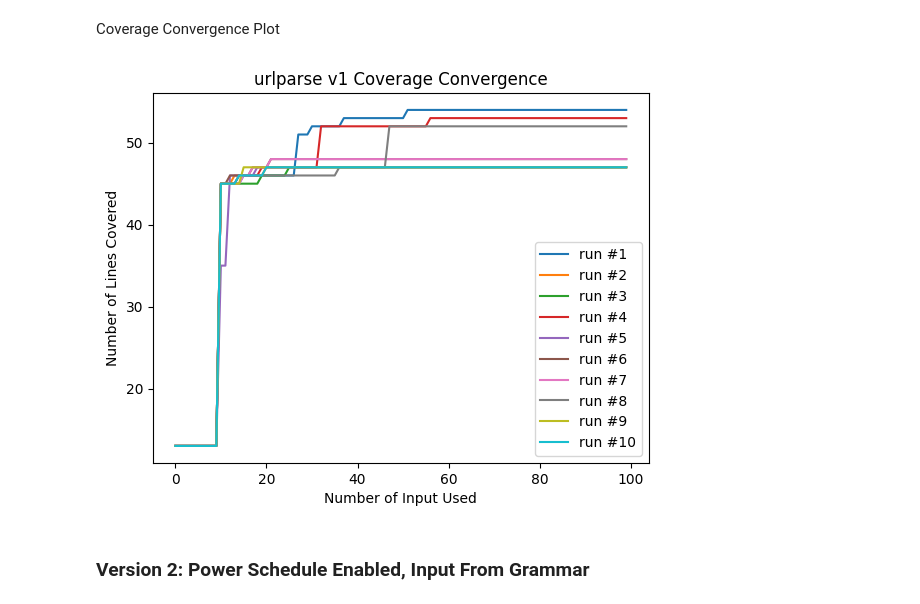
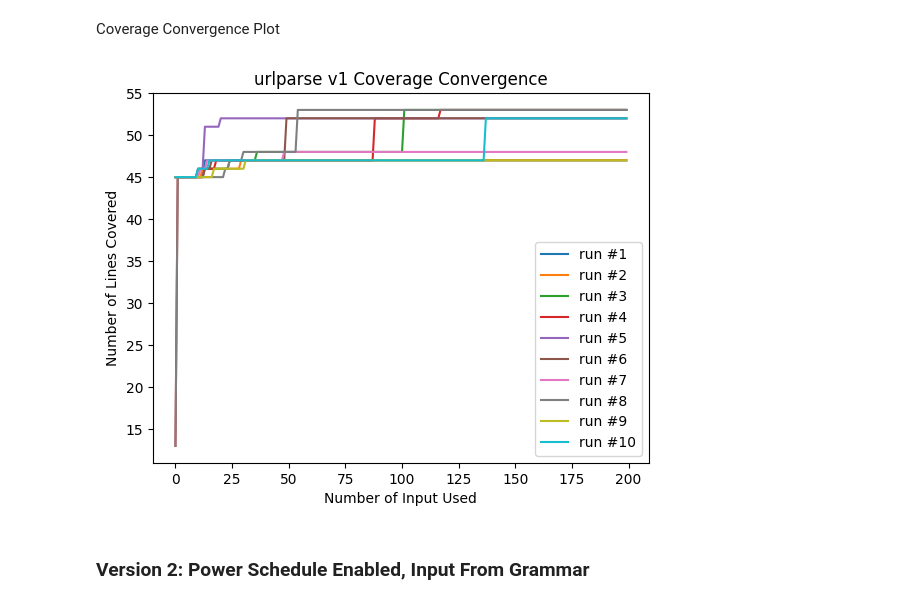
Before and after one commit to seifashraf1/HIV_2024_TP2, a Jupyter notebook: getting_started.ipynb, the cells around one changed output. Saved outputs shown, nothing was run; the diff lists cells and outputs as text; code cells hidden in the pictures.

```diff
--- a/getting_started.ipynb
+++ b/getting_started.ipynb
@@ -138,13 +146,13 @@ url_gram = {
     "<lead-digit>": ["2", "3", "4", "5", "6", "7", "8", "9"],
     }
 
-def generate_url():
+def generate_cgi():
     url_grammar = AbstractGrammar(url_gram)
     url_input = url_grammar.generate_input()
     return url_input
 
 #generate list of url inputs, max 10 seeds
-url_inputs = [generate_url() for i in range(10)]
+url_inputs = [generate_cgi() for i in range(10)]
 print(url_inputs)
 # %% [output]
 ['https://www.~.gov/pVhS?OS', 'https://www.I-wM.com/o?of', 'https://www...edu/!mVS6u*?D', 'ftp://www.wj.com/J?v', 'https://www.b.com/8?7', "http://www.C.net/~'t?4", 'https://www.JFr(D.net/0p6?9GfPkA', ...
@@ -223,11 +224,3 @@ def test_cgi_decode_v3(test_module):
     return output
 # %% [markdown]
 Coverage Convergence Plot
-# %%
-for i in range(10):
-    v3_output = test_cgi_decode_v3(cgi_decode)
-    plt.plot(np.arange(100), v3_output['coverage'], label='run #'+str(i+1))
-    plt.xlabel('Iterations')
-    plt.ylabel('Coverage')
-    plt.title('v3 Coverage Convergence')
-    plt.legend()
@@ -235,0 +227,3 @@ for i in range(10):
+# %%
+for i in range(10):
+    plot_coverage(test_url_decode_v2(urlparse), 200, 'urlparse v3 Coverage Convergence', i)
@@ -276,16 +272,16 @@ def test_url_decode_v1(test_module):
     executor = AbstractExecutor(test_module)
     seeds = [AbstractSeed(url_parse_inputs[i]) for i in range(10)]
     fuzzer = UrlFuzzer(executor, seeds)
-    output = fuzzer.run_fuzzer(budget=100)
+    output = fuzzer.run_fuzzer(budget=200)
     assert output is not None
     return output
 # %% [markdown]
 Coverage Convergence Plot
 # %%
 for i in range(10):
-    plot_coverage(test_url_decode_v1(urlparse), 'urlparse v1 Coverage Convergence', i)
+    plot_coverage(test_url_decode_v1(urlparse), 200, 'urlparse v1 Coverage Convergence', i)
 # %% [output]
-[figure, old version]
+[figure, new version]
 # %% [markdown]
 ### Version 2: Power Schedule Enabled, Input From Grammar
 # %%
```
Also changed, not shown: parts of 29 cells of this notebook, 1 other file.
